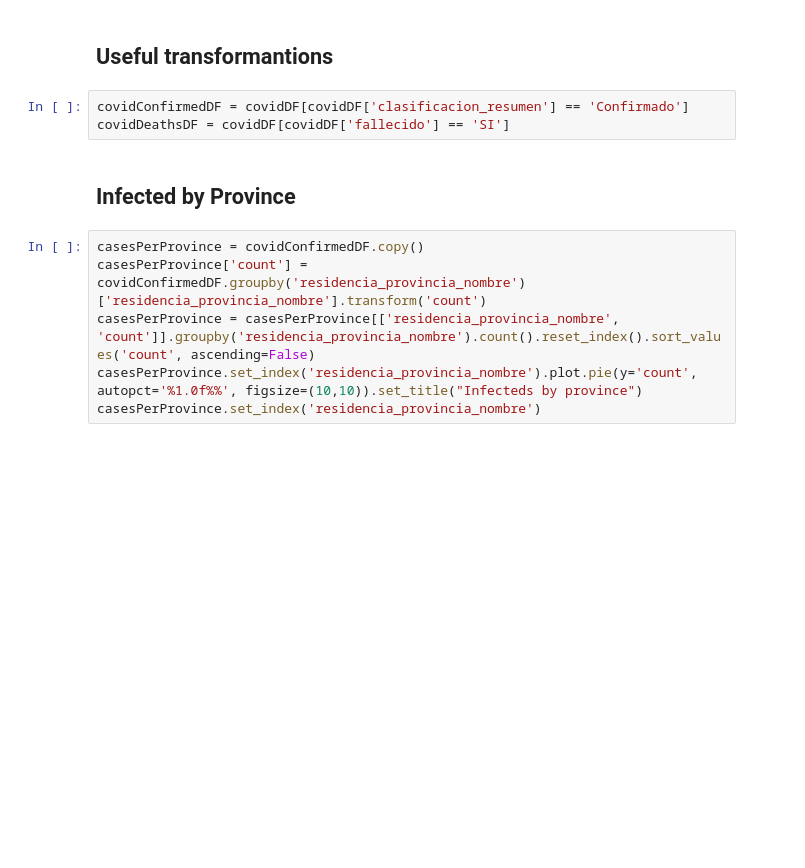
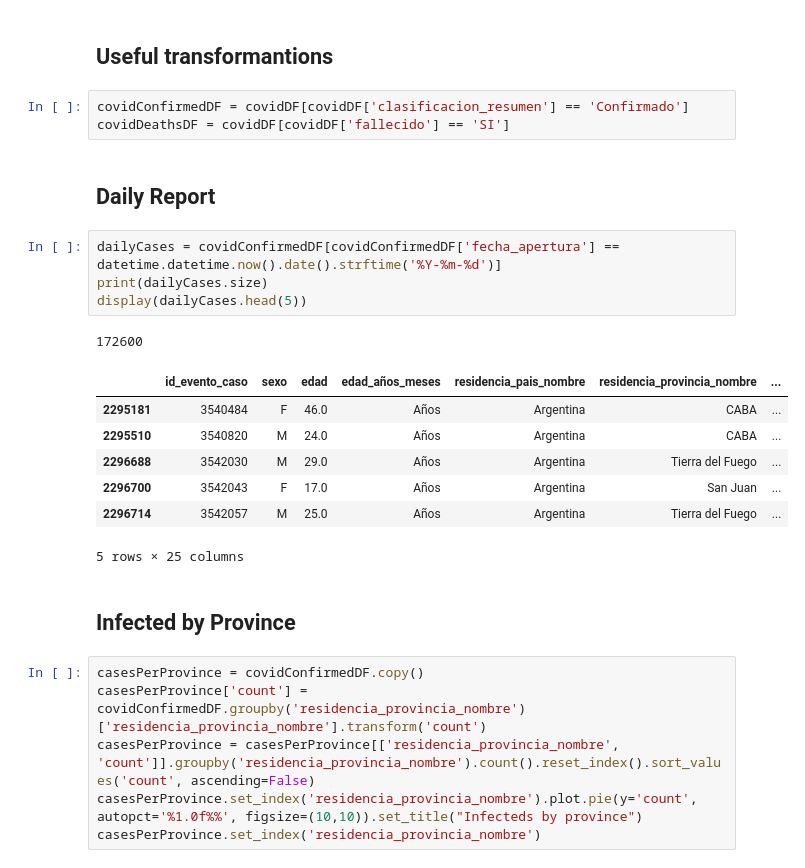
Before and after one commit to federicoarrua/covid_analysis_jupyter, a Jupyter notebook: covid/covid_notebook.ipynb, the cells around one changed output. Saved outputs shown, nothing was run; the diff lists cells and outputs as text; blank space fills up the shorter version.

```diff
--- a/covid/covid_notebook.ipynb
+++ b/covid/covid_notebook.ipynb
@@ -18,6 +24,21 @@ covidDF = pd.read_csv('Covid19Casos.csv')
 # %%
 covidConfirmedDF = covidDF[covidDF['clasificacion_resumen'] == 'Confirmado']
 covidDeathsDF = covidDF[covidDF['fallecido'] == 'SI']
+# %% [markdown]
+## Daily Report
+# %%
+dailyCases = covidConfirmedDF[covidConfirmedDF['fecha_apertura'] == datetime.datetime.now().date().strftime('%Y-%m-%d')]
+print(dailyCases.size)
+display(dailyCases.head(5))
+# %% [output]
+172600
+|  | id_evento_caso | sexo | edad | edad_años_meses | residencia_pais_nombre | residencia_provincia_nombre | ... |
+| 2295181 | 3540484 | F | 46.0 | Años | Argentina | CABA | ... |
+| 2295510 | 3540820 | M | 24.0 | Años | Argentina | CABA | ... |
+| 2296688 | 3542030 | M | 29.0 | Años | Argentina | Tierra del Fuego | ... |
+| 2296700 | 3542043 | F | 17.0 | Años | Argentina | San Juan | ... |
+| 2296714 | 3542057 | M | 25.0 | Años | Argentina | Tierra del Fuego | ... |
+5 rows × 25 columns
 # %% [markdown]
 ## Infected by Province
 # %%
```
Also changed, not shown: parts of 11 cells of this notebook.
